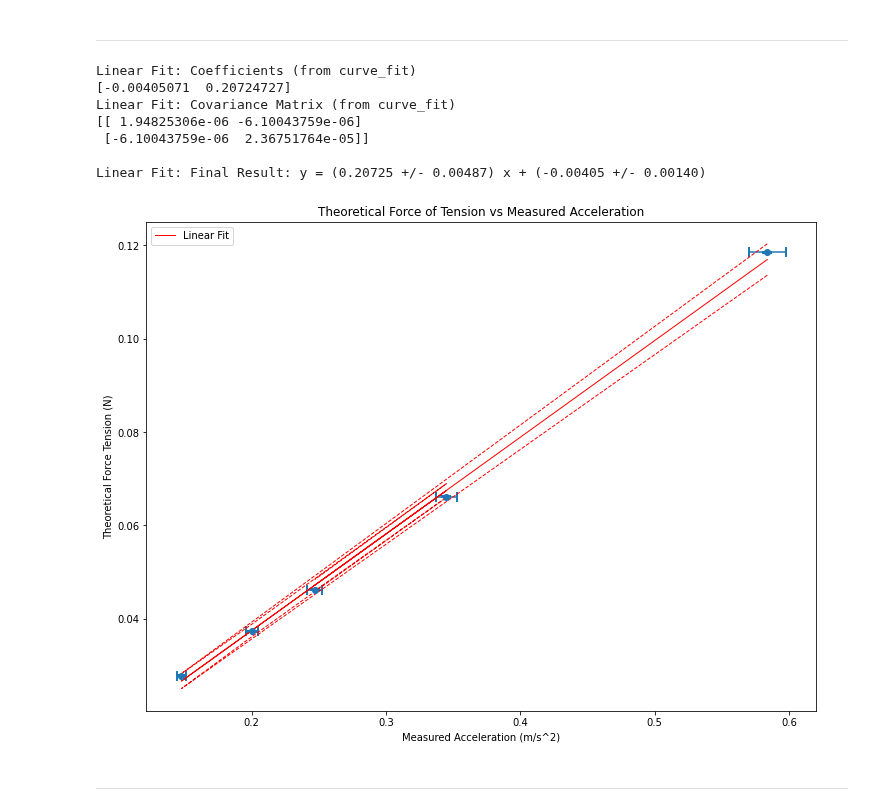
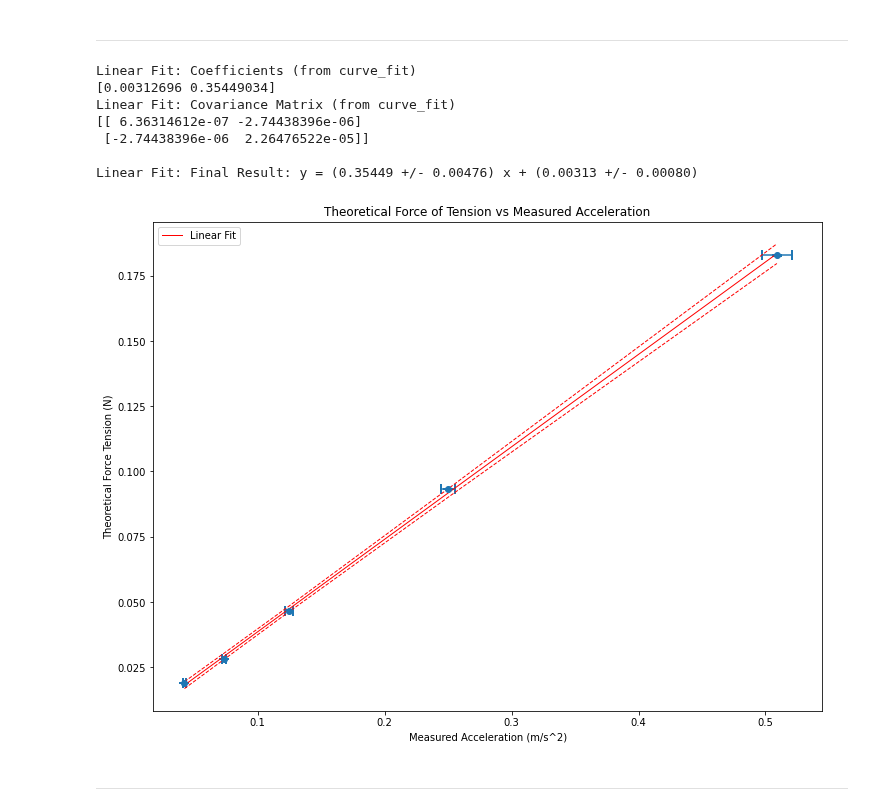
Before and after one commit to brash99/PhysicsLabs, a Jupyter notebook: PHYS201L/JupyterNotebooks/Lab4/NewData_Lab04.ipynb, the cells around one changed output. Cells and saved outputs as stored; diff of their text form; code cells hidden in the pictures.

Commit message:
Finished completing lab 04 with new data

```diff
--- a/PHYS201L/JupyterNotebooks/Lab4/NewData_Lab04.ipynb
+++ b/PHYS201L/JupyterNotebooks/Lab4/NewData_Lab04.ipynb
@@ -518,7 +512,7 @@ Linear Fit: Final Result: y = (0.20725 +/- 0.00487) x + (-0.00405 +/- 0.00140)
 # Raw Data
 # Cart Mass 3
 
-doPrintData = False # change this to False if you wish to hide the tables of calculated data and only show the plot
+doPrintData = False # change this to False if you wish to hide the tables of calculated data
 
 xaxis = np.array([])
 yaxis = np.array([])
@@ -526,13 +520,13 @@ dxaxis = np.array([])
 dyaxis = np.array([])
 
 # Mass of the cart (kg) and its uncertainty
-m2  = 0.20130
+m2  = 0.40096
 dm2 = 0.000005
 
 #2#2# HANGING MASS #1 DATA #1#1#1#1#1#1#1#1#1#1#1#1#1
 
 # Mass of hanging mass (kg) and its uncertainty
-m1  = 0.01285
+m1  = 0.00194
 dm1 = 0.000005
 
 theo_FT, dtheo_FT, a_p, da_p = massCalc(m2,dm2,m1,dm1)
@@ -540,11 +534,11 @@ yaxis = np.append(yaxis, theo_FT)
 dyaxis = np.append(dyaxis, dtheo_FT)
 df1 = pd.DataFrame()
 
-# ENTER RUN 1 DATA HERE: [Trial1, Trial2, Trial3, Trial4, Trial5]
-df1['v1 (m/s)'] = [0.32,0.31,0.32,0.32,0.32]
-df1['t1 (s)'] = [4.776,3.777,4.161,2.296,3.899]
-df1['v2 (m/s)'] = [0.86,0.87,0.86,0.86,0.86]
-df1['t2 (s)'] = [5.709,4.704,5.093,3.231,4.832]
+# RUN 1 DATA HERE:[Trial1,Trial2,Trial3,Trial4,Trial5]
+df1['v1 (m/s)'] = [0.09 ,0.06 ,0.06 ,0.08 ,0.08]
+df1['t1 (s)']   = [3.312,3.220,2.670,2.298,8.034]
+df1['v2 (m/s)'] = [0.20 ,0.19 ,0.19 ,0.23 ,0.19]
+df1['t2 (s)']   = [6.218,6.394,5.869,4.977,11.111]
 
 df1, av_am, dav_am = runCalc(df1)
 xaxis = np.append(xaxis, av_am)
@@ -554,7 +548,7 @@ if doPrintData:
     printData(1,m2,dm2,m1,dm1,a_p,da_p,theo_FT,dtheo_FT,av_am,dav_am, df1)
 
 #2#2# HANGING MASS #2 DATA #2#2#2#2#2#2#2#2#2#2#2#2#2
-m1  = 0.00287
+m1  = 0.00288
 dm1 = 0.000005
 
 theo_FT, dtheo_FT, a_p, da_p = massCalc(m2,dm2,m1,dm1)
@@ -562,10 +556,11 @@ yaxis = np.append(yaxis, theo_FT)
 dyaxis = np.append(dyaxis, dtheo_FT)
 df2 = pd.DataFrame()
 
-df2['v1 (m/s)'] = [0.16,0.16,0.16,0.16,0.16]
-df2['t1 (s)'] = [2.244,1.629,0.969,1.801,2.103]
-df2['v2 (m/s)'] = [0.43,0.43,0.43,0.44,0.44]
-df2['t2 (s)'] = [4.105,3.485,2.828,3.646,3.949]
+# RUN 2 DATA HERE:[Trial1,Trial2,Trial3,Trial4,Trial5]
+df2['v1 (m/s)'] = [0.08 ,0.08 ,0.09 ,0.09 ,0.09]
+df2['t1 (s)']   = [2.696,2.755,2.080,2.561,2.692]
+df2['v2 (m/s)'] = [0.25 ,0.25 ,0.25 ,0.29 ,0.25]
+df2['t2 (s)']   = [5.163,5.210,4.515,4.681,5.075]
 
 df2, av_am, dav_am = runCalc(df2)
 xaxis = np.append(xaxis, av_am)
@@ -575,7 +570,7 @@ if doPrintData:
     printData(2,m2,dm2,m1,dm1,a_p,da_p,theo_FT,dtheo_FT,av_am,dav_am, df2)
 
 #3#3# HANGING MASS #3 DATA #3#3#3#3#3#3#3#3#3#3#3#3#3
-m1  = 0.00387
+m1  = 0.00481
 dm1 = 0.000005
 
 theo_FT, dtheo_FT, a_p, da_p = massCalc(m2,dm2,m1,dm1)
@@ -583,10 +578,11 @@ yaxis = np.append(yaxis, theo_FT)
 dyaxis = np.append(dyaxis, dtheo_FT)
 df3 = pd.DataFrame()
 
-df3['v1 (m/s)'] = [0.19,0.18,0.18,0.2,0.21]
-df3['t1 (s)'] = [3.043,2.972,5.054,4.69,1.742]
-df3['v2 (m/s)'] = [0.5,0.51,0.5,0.51,0.52]
-df3['t2 (s)'] = [4.638,4.567,6.664,6.247,3.275]
+# RUN 3 DATA HERE:[Trial1,Trial2,Trial3,Trial4,Trial5]
+df3['v1 (m/s)'] = [0.14 ,0.10 ,0.11 ,0.10 ,0.10]
+df3['t1 (s)']   = [2.056,1.828,2.828,3.003,1.554]
+df3['v2 (m/s)'] = [0.34 ,0.33 ,0.33 ,0.33 ,0.33]
+df3['t2 (s)']   = [3.771,3.473,4.654,4.876,3.416]
 
 df3, av_am, dav_am = runCalc(df3)
 xaxis = np.append(xaxis, av_am)
@@ -596,7 +592,7 @@ if doPrintData:
     printData(3,m2,dm2,m1,dm1,a_p,da_p,theo_FT,dtheo_FT,av_am,dav_am, df3)
 
 #4#4# HANGING MASS #4 DATA #4#4#4#4#4#4#4#4#4#4#4#4#4
-m1  = 0.00697
+m1  = 0.00973
 dm1 = 0.000005
 
 theo_FT, dtheo_FT, a_p, da_p = massCalc(m2,dm2,m1,dm1)
@@ -604,10 +600,11 @@ yaxis = np.append(yaxis, theo_FT)
 dyaxis = np.append(dyaxis, dtheo_FT)
 df4 = pd.DataFrame()
 
-df4['v1 (m/s)'] = [0.24,0.24,0.24,0.24,0.24]
-df4['t1 (s)'] = [2.536,0.811,1.23,2.016,2.111]
-df4['v2 (m/s)'] = [0.66,0.66,0.66,0.66,0.66]
-df4['t2 (s)'] = [3.757,2.029,2.448,3.232,3.326]
+# RUN 4 DATA HERE:[Trial1,Trial2,Trial3,Trial4,Trial5]
+df4['v1 (m/s)'] = [0.16 ,0.18 ,0.18 ,0.16 ,0.18]
+df4['t1 (s)']   = [1.907,1.141,1.711,1.111,1.304]
+df4['v2 (m/s)'] = [0.48 ,0.48 ,0.49 ,0.48 ,0.49]
+df4['t2 (s)']   = [3.177,2.374,2.946,2.377,2.545]
 
 df4, av_am, dav_am = runCalc(df4)
 xaxis = np.append(xaxis, av_am)
@@ -617,46 +614,47 @@ if doPrintData:
     printData(4,m2,dm2,m1,dm1,a_p,da_p,theo_FT,dtheo_FT,av_am,dav_am, df4)
 
 #5#5# HANGING MASS #5 DATA #5#5#5#5#5#5#5#5#5#5#5#5#5
-m1  = 0.00482
+m1  = 0.01955
 dm1 = 0.000005
 
 theo_FT, dtheo_FT, a_p, da_p = massCalc(m2,dm2,m1,dm1)
 yaxis = np.append(yaxis, theo_FT)
 dyaxis = np.append(dyaxis, dtheo_FT)
 df5 = pd.DataFrame()
 
-df5['v1 (m/s)'] = [0.23,0.23,0.2,0.21,0.19]
-df5['t1 (s)'] = [2.983,3.545,1.434,2.657,2.199]
-df5['v2 (m/s)'] = [0.57,0.57,0.56,0.56,0.56]
-df5['t2 (s)'] = [4.388,4.94,2.874,4.092,3.65]
+# RUN 5 DATA HERE:[Trial1,Trial2,Trial3,Trial4,Trial5]
+df5['v1 (m/s)'] = [0.25 ,0.23 ,0.22 ,0.23 ,0.22]
+df5['t1 (s)']   = [3.942,0.941,0.875,2.111,1.017]
+df5['v2 (m/s)'] = [0.69 ,0.68 ,0.68 ,0.68 ,0.68]
+df5['t2 (s)']   = [4.817,1.830,1.767,2.996,1.916]
 
 df5, av_am, dav_am = runCalc(df5)
 xaxis = np.append(xaxis, av_am)
 dxaxis = np.append(dxaxis, dav_am)
 
 if doPrintData:
     printData(5,m2,dm2,m1,dm1,a_p,da_p,theo_FT,dtheo_FT,av_am,dav_am, df5)
 
 #####################################################
 
 plt.rcParams["figure.figsize"] = (12,9)
 plt.errorbar(xaxis, yaxis, xerr=dxaxis, yerr=dyaxis, fmt='o', capsize=5, capthick=2)
 plt.title("Theoretical Force of Tension vs Measured Acceleration")
 plt.xlabel("Measured Acceleration (m/s^2)")
 plt.ylabel("Theoretical Force Tension (N)")
 
 b, m, db, dm = p201.linear_fit_plot_errors(xaxis,yaxis,dyaxis,plt)
 plt.legend()
 plt.show()
 # %% [output]
 Linear Fit: Coefficients (from curve_fit)
-[-0.00405071  0.20724727]
+[0.00312696 0.35449034]
 Linear Fit: Covariance Matrix (from curve_fit)
-[[ 1.94825306e-06 -6.10043759e-06]
- [-6.10043759e-06  2.36751764e-05]]
+[[ 6.36314612e-07 -2.74438396e-06]
+ [-2.74438396e-06  2.26476522e-05]]
 
-Linear Fit: Final Result: y = (0.20725 +/- 0.00487) x + (-0.00405 +/- 0.00140)
+Linear Fit: Final Result: y = (0.35449 +/- 0.00476) x + (0.00313 +/- 0.00080)
-[figure, old version]
+[figure, new version]
 # %% [markdown]
 ***
 # %% [markdown]
```
Also changed, not shown: parts of 2 cells of this notebook.
